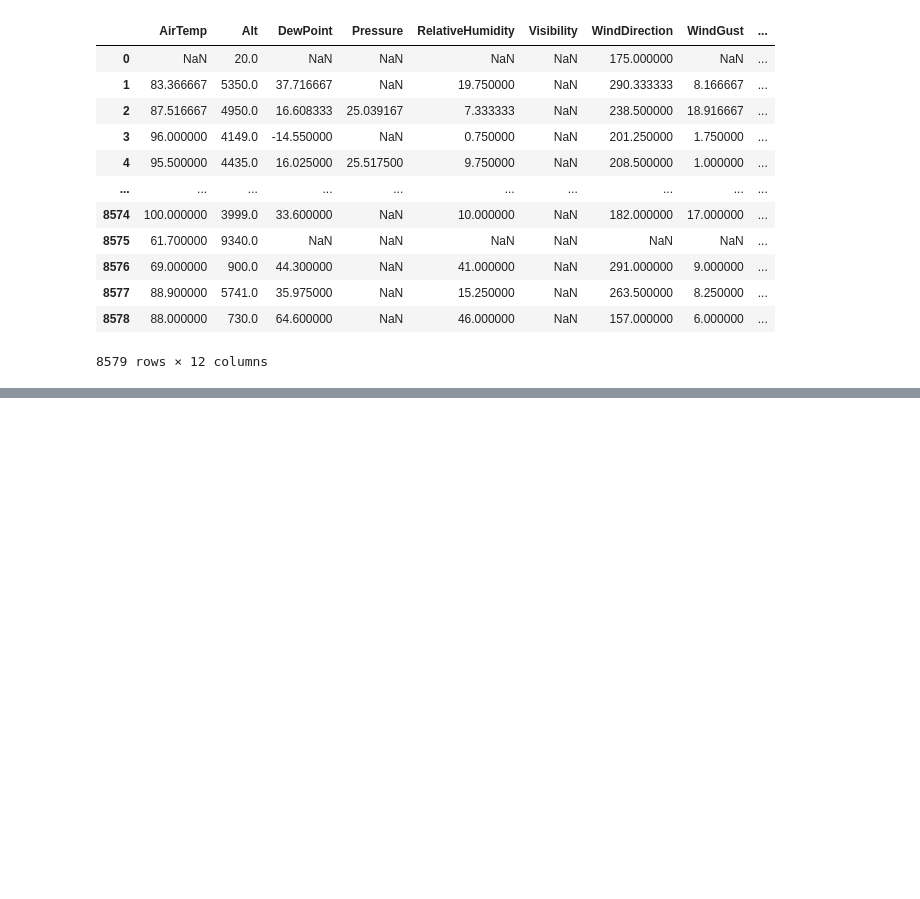
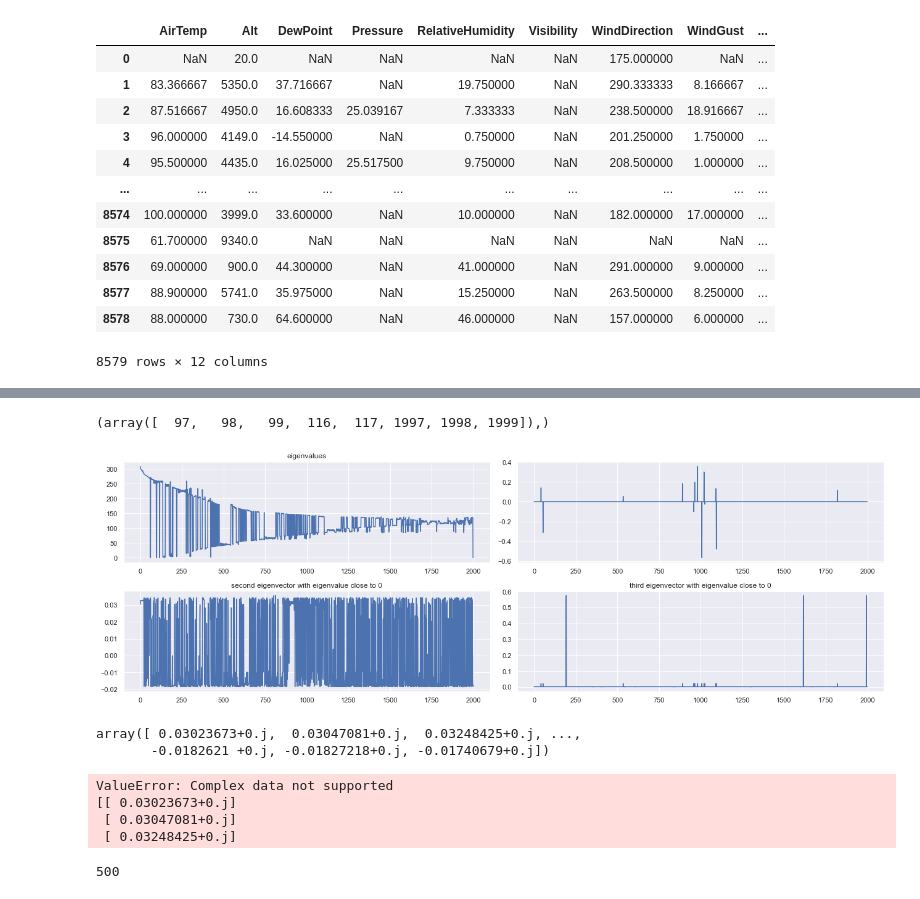
Before and after one commit to Vishal-K-Singh/darkSun, a Jupyter notebook: Untitled.ipynb, the cells around one changed output, grey strips where cells are left out. Drawn from its saved outputs; the diff is of its cells as text; code cells hidden in the pictures; blank space fills up the shorter version.

```diff
--- a/Untitled.ipynb
+++ b/Untitled.ipynb
@@ -67,3 +69,7 @@ table2
 | 8577 | 88.900000 | 5741.0 | 35.975000 | NaN | 15.250000 | NaN | 263.500000 | 8.250000 | ... |
 | 8578 | 88.000000 | 730.0 | 64.600000 | NaN | 46.000000 | NaN | 157.000000 | 6.000000 | ... |
 8579 rows × 12 columns
+# %%
+table3=table.iloc[:,[4,5,7]]
+table3=table3.dropna()
+table3
@@ -69,0 +90,5 @@ table2
+# %%
+W = pairwise_distances(table3.iloc[:500,0:2].values, metric="l1")
+vectorizer = np.vectorize(lambda x: 1 if x < 5 else 0)
+W = np.vectorize(vectorizer)(W)
+print(W)
@@ -69,0 +103,9 @@ table2
+# %%
+# degree matrix
+D = np.diag(np.sum(np.array(W), axis=1))
+print('degree matrix:')
+print(D)
+# laplacian matrix
+L = D - W
+print('laplacian matrix:')
+print(L)
@@ -69,0 +129,8 @@ table2
+# %%
+e, v = np.linalg.eig(L)
+# eigenvalues
+print('eigenvalues:')
+print(e)
+# eigenvectors
+print('eigenvectors:')
+print(v)
@@ -69,0 +155,41 @@ table2
+# %%
+np.where(e<0.1)
+# %% [output]
+(array([  97,   98,   99,  116,  117, 1997, 1998, 1999]),)
+# %%
+fig = plt.figure(figsize=[18, 6])
+ax1 = plt.subplot(221)
+plt.plot(e)
+ax1.title.set_text('eigenvalues')
+i = np.where(e < 150)[0]
+ax2 = plt.subplot(222)
+plt.plot(v[:, i[0]])
+ax3 = plt.subplot(223)
+plt.plot(v[:, i[1]])
+ax3.title.set_text('second eigenvector with eigenvalue close to 0')
+ax4 = plt.subplot(224)
+plt.plot(v[:, i[2]])
+ax4.title.set_text('third eigenvector with eigenvalue close to 0')
+fig.tight_layout()
+# %% [output]
+[figure, added]
+# %%
+U = np.array(v[:, i[1]])
+U
+# %% [output]
+array([ 0.03023673+0.j,  0.03047081+0.j,  0.03248425+0.j, ...,
+       -0.0182621 +0.j, -0.01827218+0.j, -0.01740679+0.j])
+# %%
+
+km = KMeans(init='k-means++', n_clusters=4)
+km.fit(U.reshape(-1, 1))
+km.labels_
+# %% [output]
+ValueError: Complex data not supported
+[[ 0.03023673+0.j]
+ [ 0.03047081+0.j]
+ [ 0.03248425+0.j]
+# %%
+len(km.labels_)
+# %% [output]
+500
```
Also changed, not shown: parts of 7 cells of this notebook, 2 other files.
